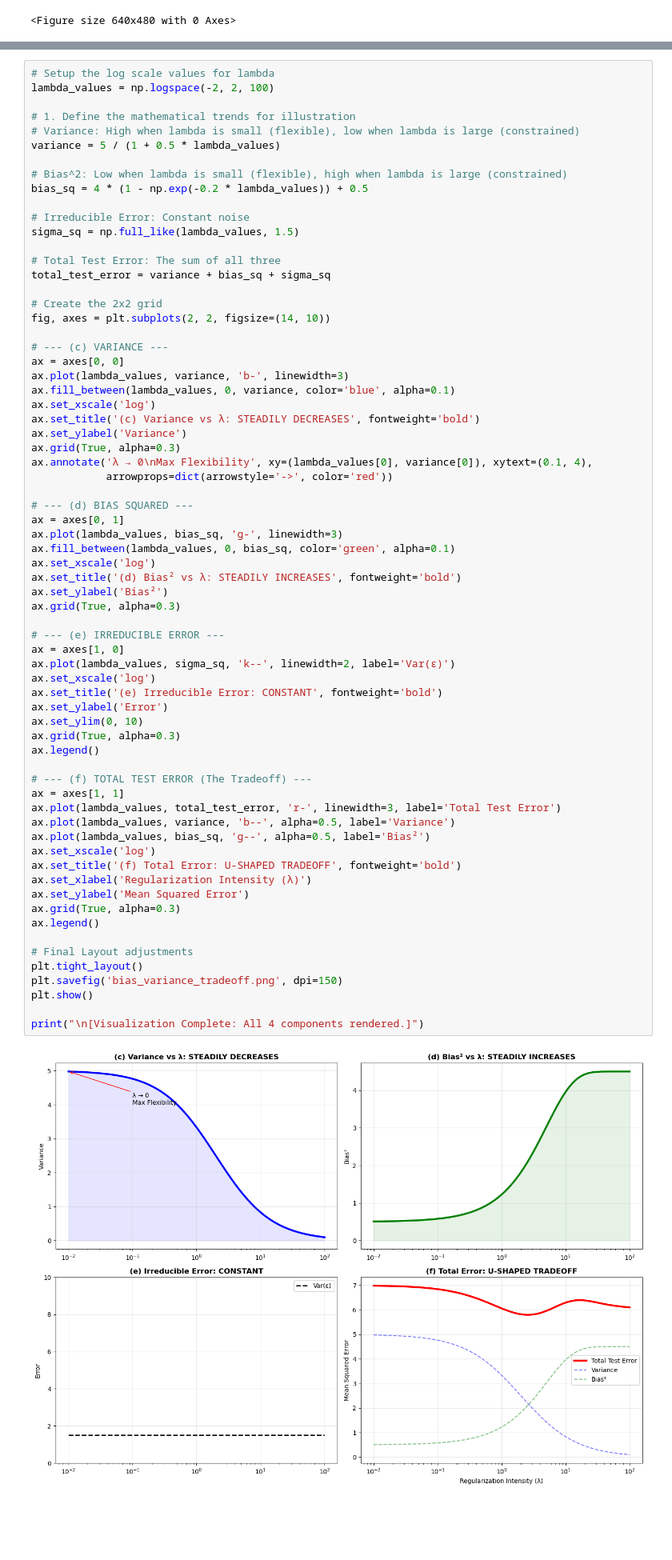
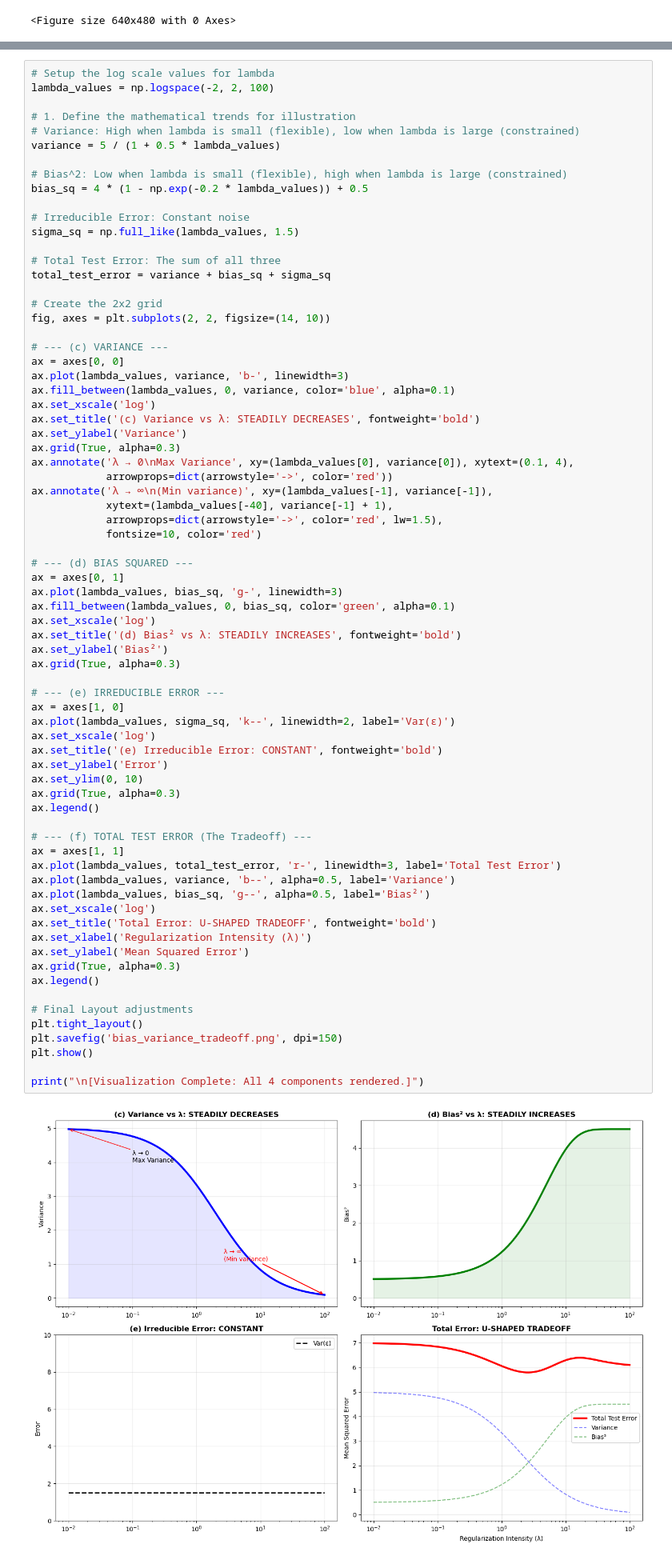
Before and after one commit to zozoking101/An-Introduction-to-Statistical-Learning-with-Applications-in-Python, a Jupyter notebook: 6_Linear_Model_Selection_and_Regularization/Chapter_6.ipynb, the cells around one changed output, grey strips where cells are left out. Shown at 80% size. Cells and saved outputs as stored; diff of their text form; blank space fills up the shorter version.

```diff
--- a/6_Linear_Model_Selection_and_Regularization/Chapter_6.ipynb
+++ b/6_Linear_Model_Selection_and_Regularization/Chapter_6.ipynb
@@ -3253,8 +3223,12 @@ ax.set_xscale('log')
 ax.set_title('(c) Variance vs λ: STEADILY DECREASES', fontweight='bold')
 ax.set_ylabel('Variance')
 ax.grid(True, alpha=0.3)
-ax.annotate('λ → 0\nMax Flexibility', xy=(lambda_values[0], variance[0]), xytext=(0.1, 4),
+ax.annotate('λ → 0\nMax Variance', xy=(lambda_values[0], variance[0]), xytext=(0.1, 4),
             arrowprops=dict(arrowstyle='->', color='red'))
+ax.annotate('λ → ∞\n(Min variance)', xy=(lambda_values[-1], variance[-1]),
+            xytext=(lambda_values[-40], variance[-1] + 1),
+            arrowprops=dict(arrowstyle='->', color='red', lw=1.5),
+            fontsize=10, color='red')
 
 # --- (d) BIAS SQUARED ---
 ax = axes[0, 1]
@@ -3266,35 +3240,35 @@ ax.set_ylabel('Bias²')
 ax.grid(True, alpha=0.3)
 
 # --- (e) IRREDUCIBLE ERROR ---
 ax = axes[1, 0]
 ax.plot(lambda_values, sigma_sq, 'k--', linewidth=2, label='Var(ε)')
 ax.set_xscale('log')
 ax.set_title('(e) Irreducible Error: CONSTANT', fontweight='bold')
 ax.set_ylabel('Error')
 ax.set_ylim(0, 10)
 ax.grid(True, alpha=0.3)
 ax.legend()
 
 # --- (f) TOTAL TEST ERROR (The Tradeoff) ---
 ax = axes[1, 1]
 ax.plot(lambda_values, total_test_error, 'r-', linewidth=3, label='Total Test Error')
 ax.plot(lambda_values, variance, 'b--', alpha=0.5, label='Variance')
 ax.plot(lambda_values, bias_sq, 'g--', alpha=0.5, label='Bias²')
 ax.set_xscale('log')
-ax.set_title('(f) Total Error: U-SHAPED TRADEOFF', fontweight='bold')
+ax.set_title('Total Error: U-SHAPED TRADEOFF', fontweight='bold')
 ax.set_xlabel('Regularization Intensity (λ)')
 ax.set_ylabel('Mean Squared Error')
 ax.grid(True, alpha=0.3)
 ax.legend()
 
 # Final Layout adjustments
 plt.tight_layout()
 plt.savefig('bias_variance_tradeoff.png', dpi=150)
 plt.show()
 
 print("\n[Visualization Complete: All 4 components rendered.]")
 # %% [output]
-[figure, old version]
+[figure, new version]
 [Visualization Complete: All 4 components rendered.]
 # %% [markdown]
 **(d) (Squared) Bias as λ increases**
```
Also changed, not shown: parts of 46 cells of this notebook, 3 other files.
